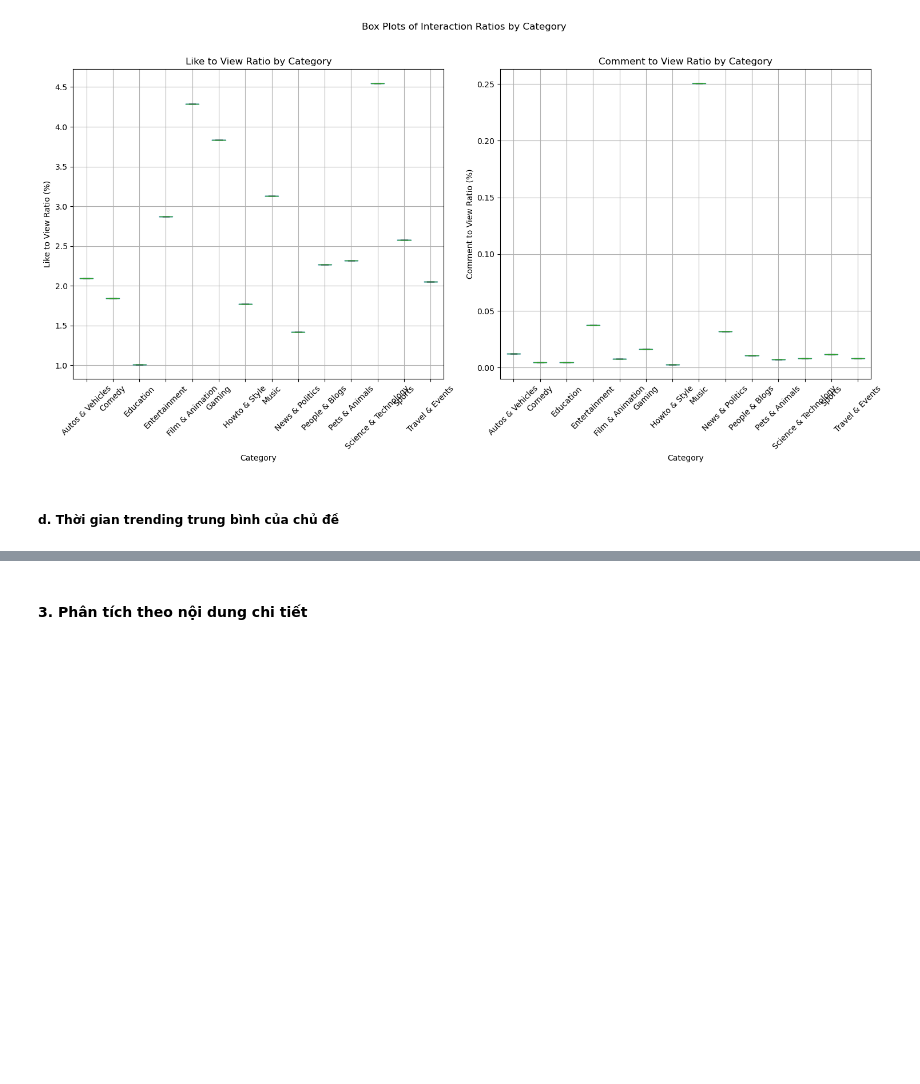
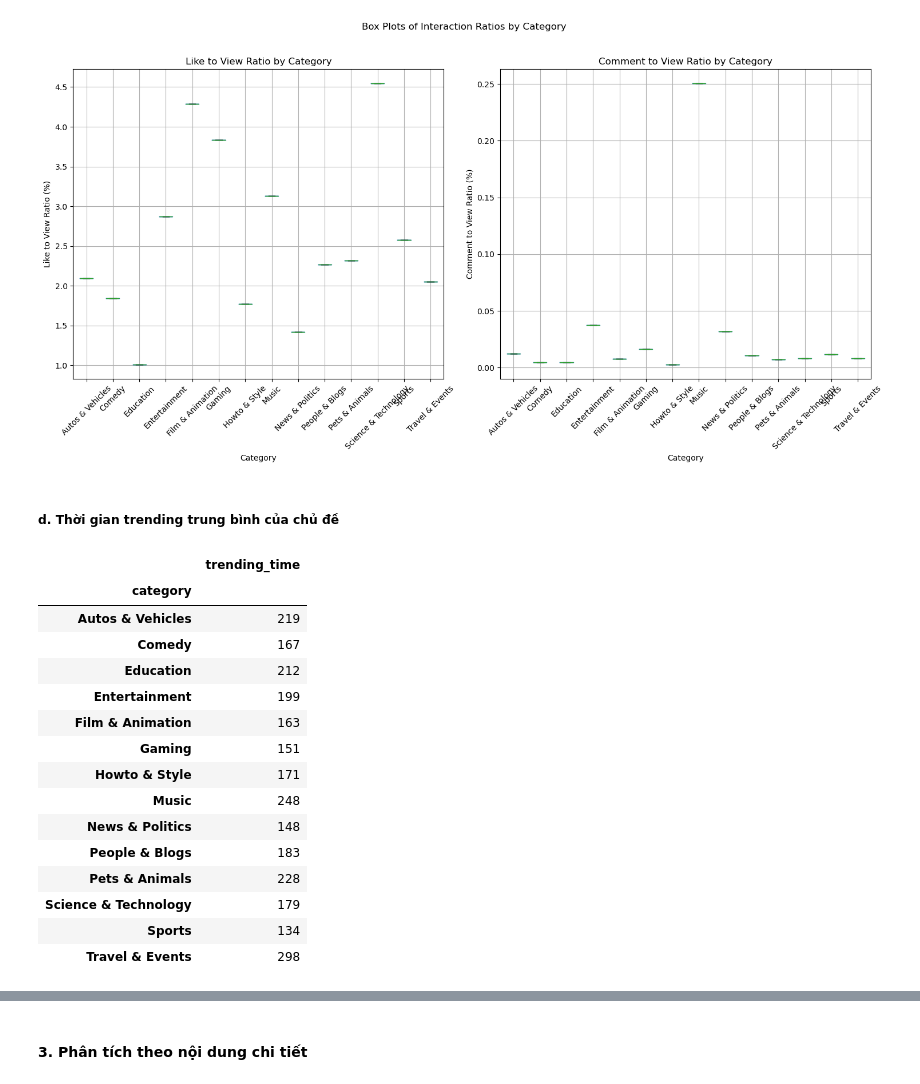
Before and after one commit to sleepifoxx/BTL-Data-Processing, a Jupyter notebook: DataProcessing .ipynb, the cells around one changed output, grey strips where cells are left out. Cells and saved outputs as stored; diff of their text form; code cells hidden in the pictures; blank space fills up the shorter version.

```diff
--- a/DataProcessing .ipynb
+++ b/DataProcessing .ipynb
@@ -294,2 +285,29 @@ trending_videos = pd.read_csv('Data/trending_videos_unique.csv')
+# %%
+trending_category = trending_videos_unique[['category', 'trending_time']].copy()
+
+trending_category['trending_time'] = pd.to_timedelta(trending_category['trending_time'])
+
+trending_category = trending_category.groupby('category').mean()
+
+trending_category = trending_category / np.timedelta64(1, 'h')
+
+trending_category
+# %% [output]
+|  | trending_time |
+| category |  |
+| Autos & Vehicles | 219 |
+| Comedy | 167 |
+| Education | 212 |
+| Entertainment | 199 |
+| Film & Animation | 163 |
+| Gaming | 151 |
+| Howto & Style | 171 |
+| Music | 248 |
+| News & Politics | 148 |
+| People & Blogs | 183 |
+| Pets & Animals | 228 |
+| Science & Technology | 179 |
+| Sports | 134 |
+| Travel & Events | 298 |
 # %%
 
```
Also changed, not shown: parts of 5 cells of this notebook.
